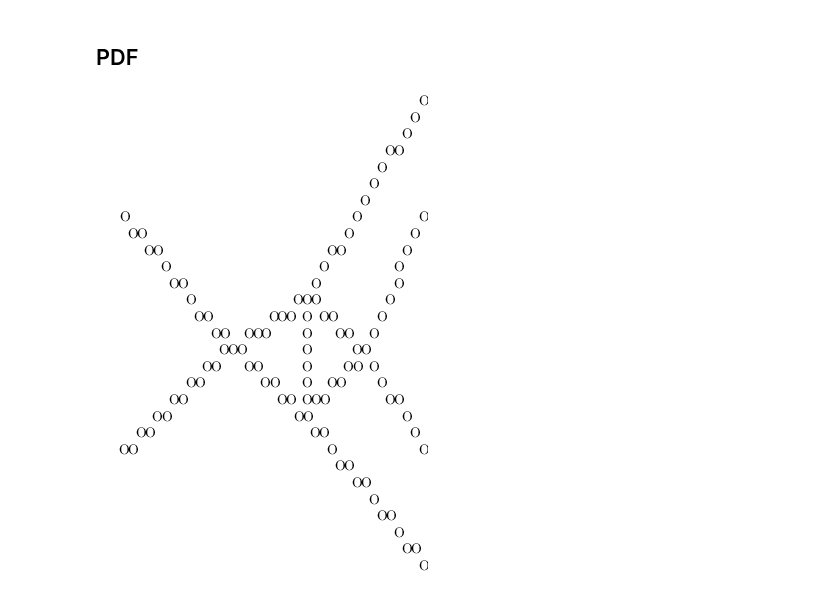
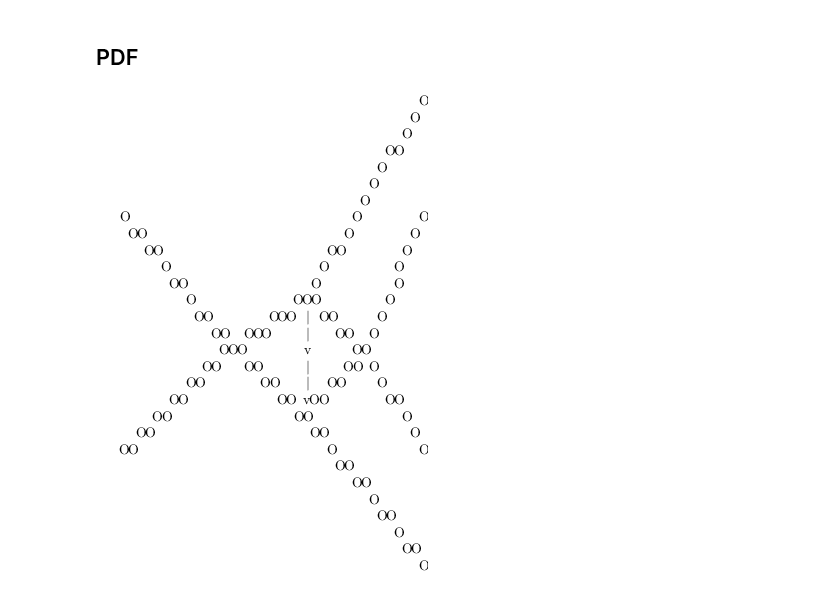
Before and after one commit to kpedro88/pyfeyn, a Jupyter notebook: docs/source/examples/ASCII.ipynb, the cells around one changed output. Drawn from its saved outputs; the diff is of its cells as text; code cells hidden in the pictures.

```diff
--- a/docs/source/examples/ASCII.ipynb
+++ b/docs/source/examples/ASCII.ipynb
@@ -14,7 +14,7 @@ v3 = Vertex("v3")
 v4 = Vertex("v4")
 p1 = Propagator("p1").connect(v1, v2).set_type("gluon")
 p2 = Propagator("p2").connect(v1, v3).set_type("gluon")
-p3 = Propagator("p3").connect(v3, v2).set_type("gluon")
+p3 = Propagator("p3").connect(v3, v2).set_type("fermion")
 p4 = Propagator("p4").connect(v4, v3).set_type("gluon")
 p5 = Propagator("p5").connect(v4, v2).set_type("gluon")
 l1 = Leg("l1").set_target(v1).set_type("gluon").set_incoming().set_xy(-2, 1)
@@ -54,7 +54,7 @@ print(s)
 ## PDF
 # %%
 from pyfeyn2.render.asciipdf import ASCIIPDFRender
-tfd = ASCIIPDFRender(fd,height=30,width=40)
-tfd.render(show=False)
+tfd = ASCIIPDFRender(fd)
+tfd.render(show=True,height=30,width=40)
 # %% [output]
-[figure, old version]
+[figure, new version]
```
Also changed, not shown: 7 other files.
